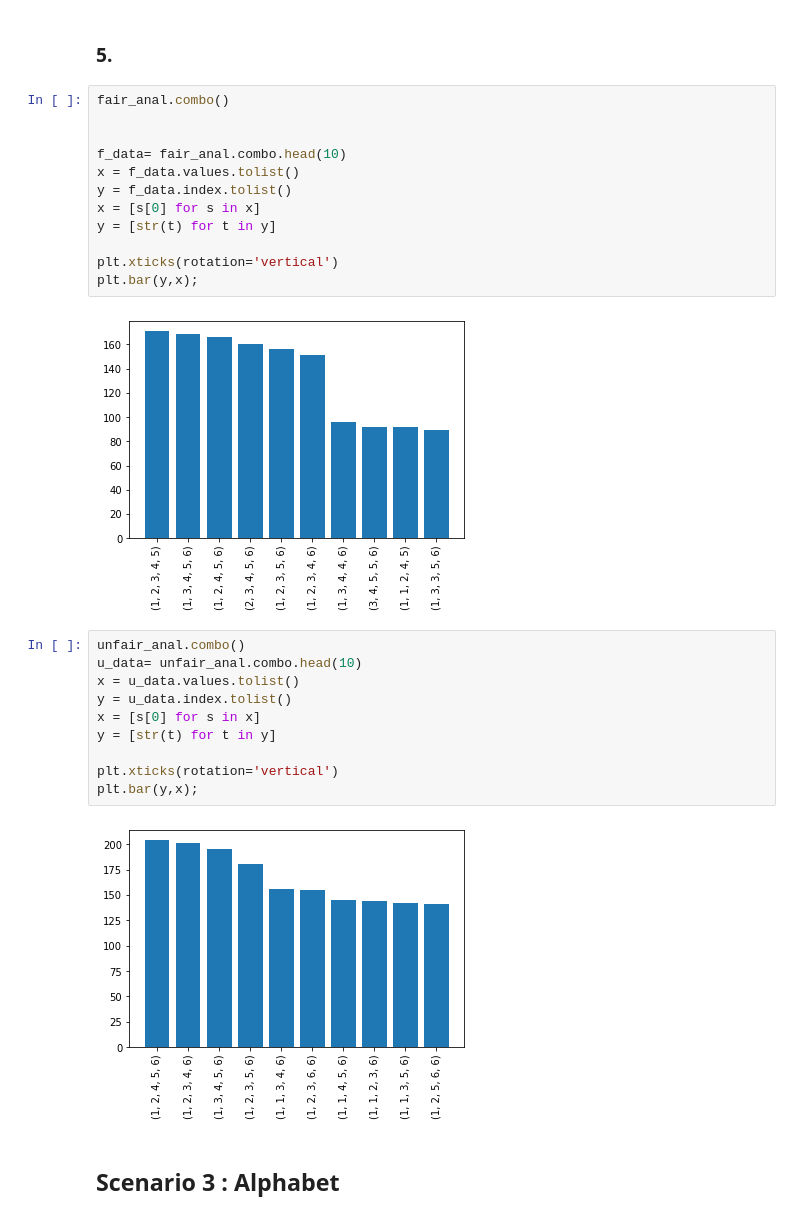
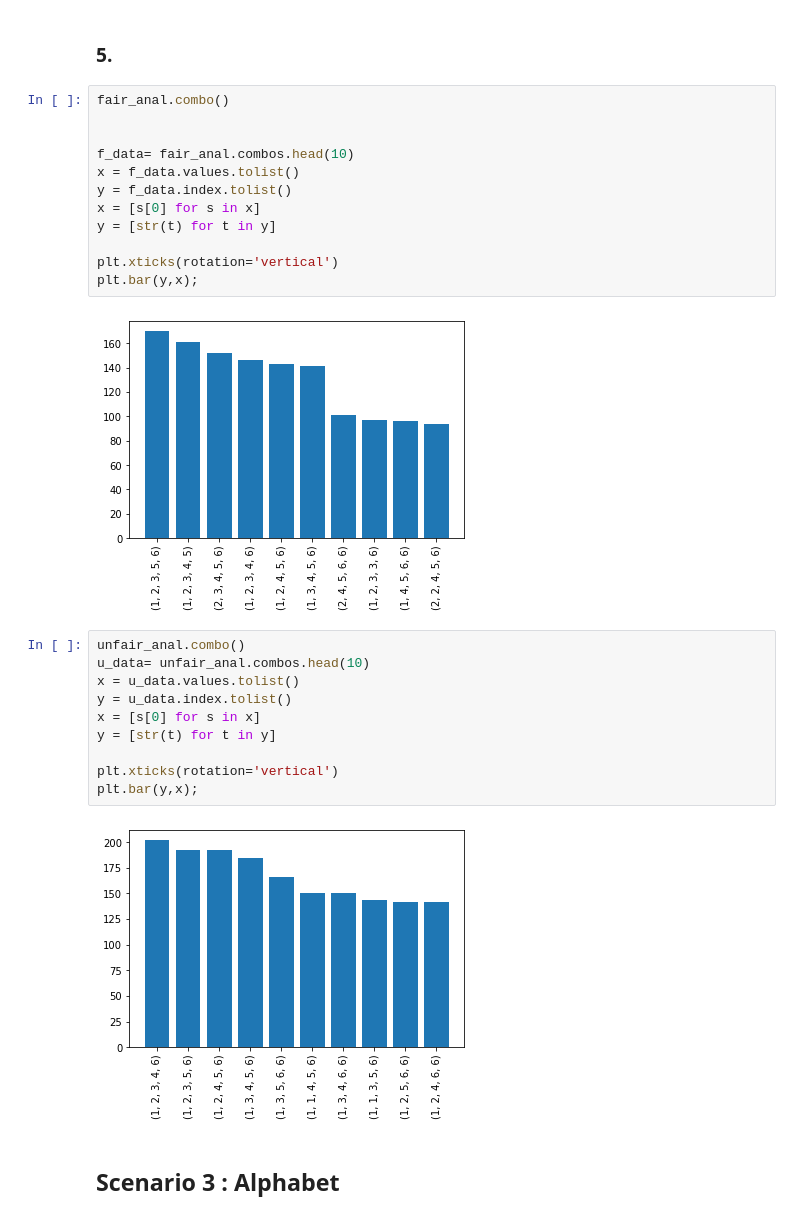
Before and after one commit to bd4bk/montecarlo, a Jupyter notebook: montecarlo_scenarios.ipynb, the cells around one changed output. Saved outputs shown, nothing was run; the diff lists cells and outputs as text.

```diff
--- a/montecarlo_scenarios.ipynb
+++ b/montecarlo_scenarios.ipynb
@@ -91,20 +91,20 @@ plt.bar(freq_dict.keys(), freq_dict.values());
 # %%
 fair_anal.combo()
 
 
-f_data= fair_anal.combo.head(10)
+f_data= fair_anal.combos.head(10)
 x = f_data.values.tolist()
 y = f_data.index.tolist()
 x = [s[0] for s in x]
 y = [str(t) for t in y]
 
 plt.xticks(rotation='vertical')
 plt.bar(y,x);
 # %% [output]
-[figure, old version]
+[figure, new version]
 # %%
 unfair_anal.combo()
-u_data= unfair_anal.combo.head(10)
+u_data= unfair_anal.combos.head(10)
 x = u_data.values.tolist()
 y = u_data.index.tolist()
 x = [s[0] for s in x]
@@ -113,7 +113,7 @@ y = [str(t) for t in y]
 plt.xticks(rotation='vertical')
 plt.bar(y,x);
 # %% [output]
-[figure, old version]
+[figure, new version]
 # %% [markdown]
 ## Scenario 3 : Alphabet
 # %% [markdown]
```
Also changed, not shown: parts of 4 cells of this notebook, 6 other files.
